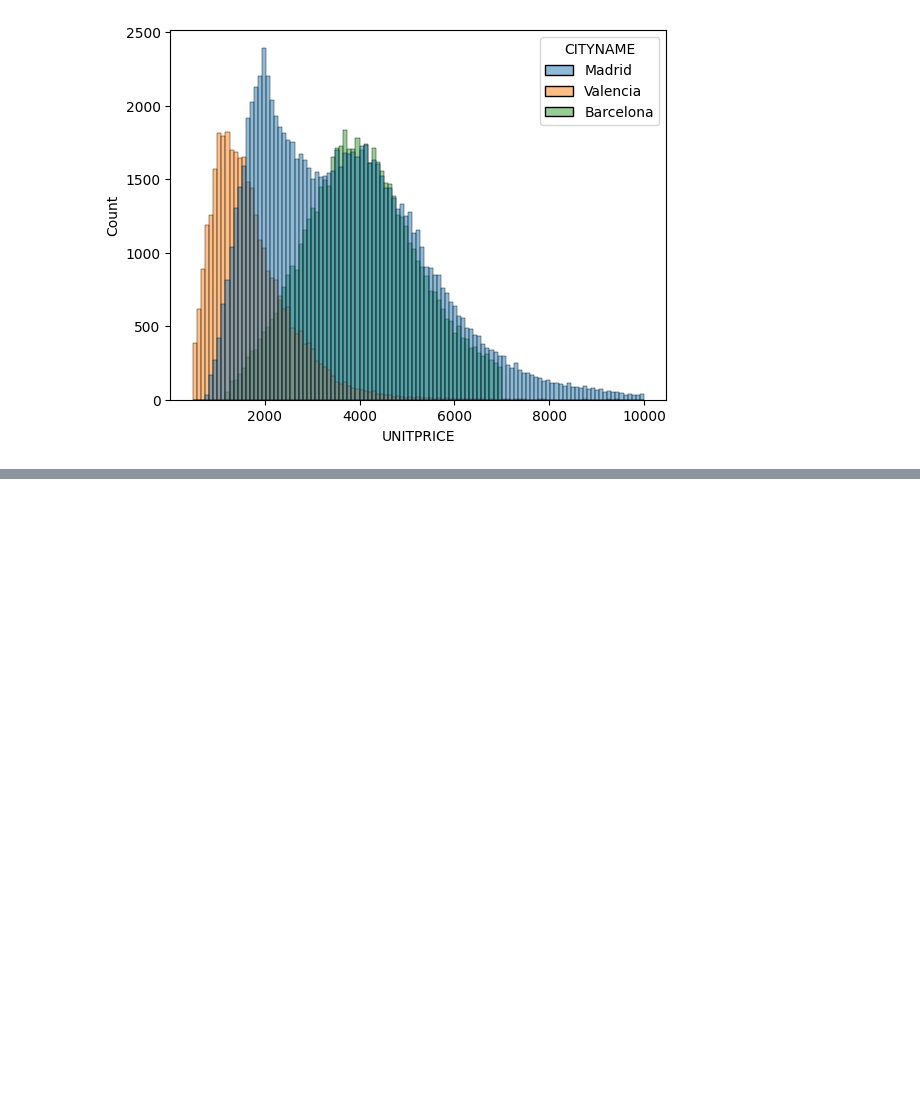
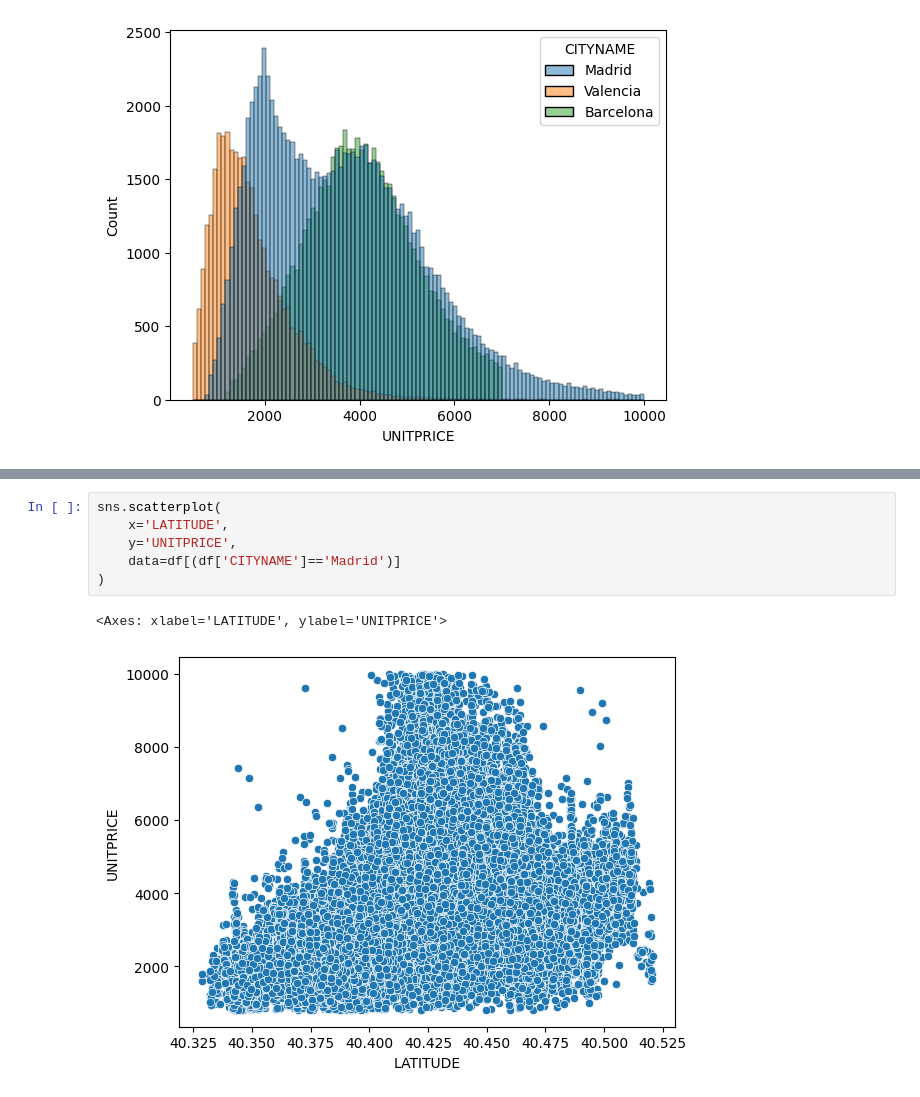
Before and after one commit to LucasDR140603/Proyecto-Idealista, a Jupyter notebook: 01_limpieza_eda.ipynb, the cells around one changed output, grey strips where cells are left out. Cells and saved outputs as stored; diff of their text form; blank space fills up the shorter version.

```diff
--- a/01_limpieza_eda.ipynb
+++ b/01_limpieza_eda.ipynb
@@ -209,0 +346,9 @@ print(f"Nulos en la columna unificada: {nulos_final}  ({nulos_final/total_filas*
+# %%
+sns.scatterplot(
+    x='LATITUDE',
+    y='UNITPRICE',
+    data=df[(df['CITYNAME']=='Madrid')]
+)
+# %% [output]
+<Axes: xlabel='LATITUDE', ylabel='UNITPRICE'>
+[figure, added]
```
Also changed, not shown: parts of 12 cells of this notebook.
